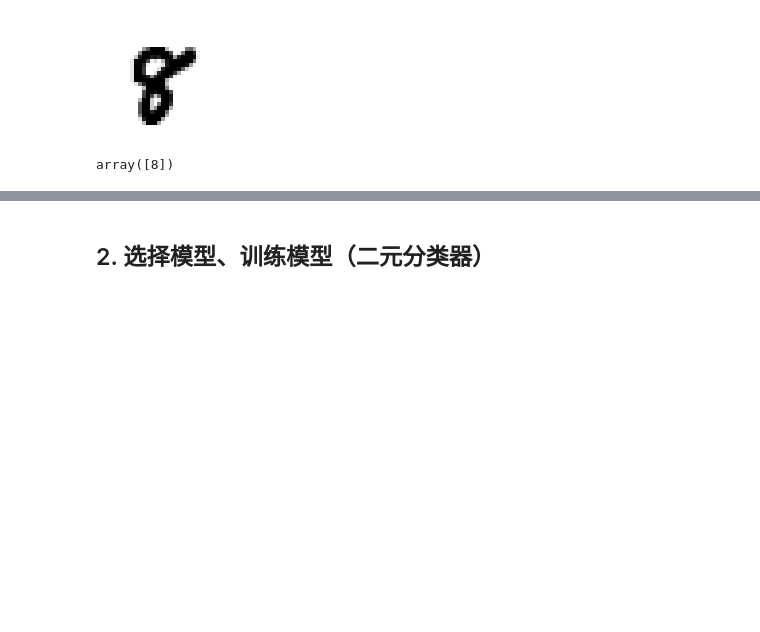
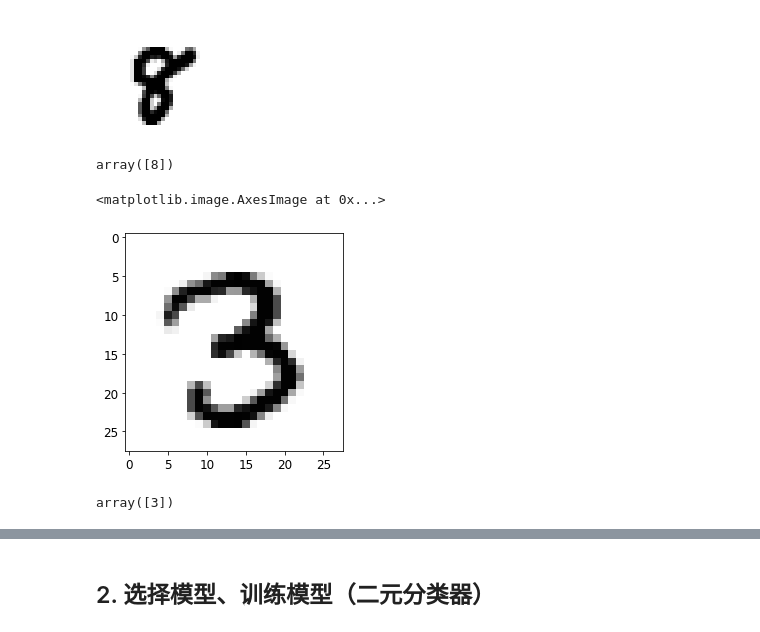
Before and after one commit to GoldenRaven/MachineLearning_notebook, a Jupyter notebook: 03_classification.ipynb, the cells around one changed output, grey strips where cells are left out. Cells and saved outputs as stored; diff of their text form; code cells hidden in the pictures; blank space fills up the shorter version.

Commit message:
feat: add codes in Binary Classifier

```diff
--- a/03_classification.ipynb
+++ b/03_classification.ipynb
@@ -129,3 +133,13 @@ plt.axis("off")
 y_train[54787]
 # %% [output]
 array([8])
+# %%
+some_digit2 = X_train[4956].reshape(28,28)
+plt.imshow(some_digit2, cmap=matplotlib.cm.binary)
+# %% [output]
+<matplotlib.image.AxesImage at 0x...>
+[figure, added]
+# %%
+y_train[4956]
+# %% [output]
+array([3])
```
Also changed, not shown: parts of 5 cells of this notebook, 1 other file.
